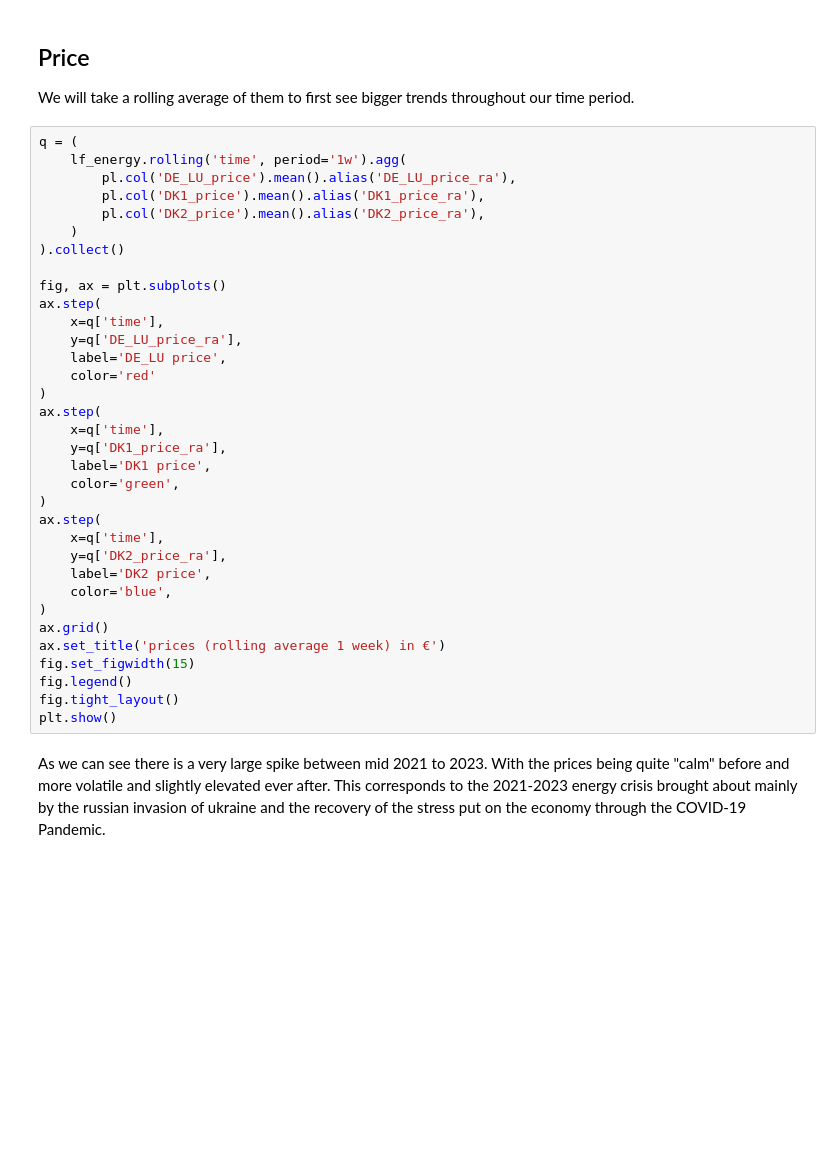
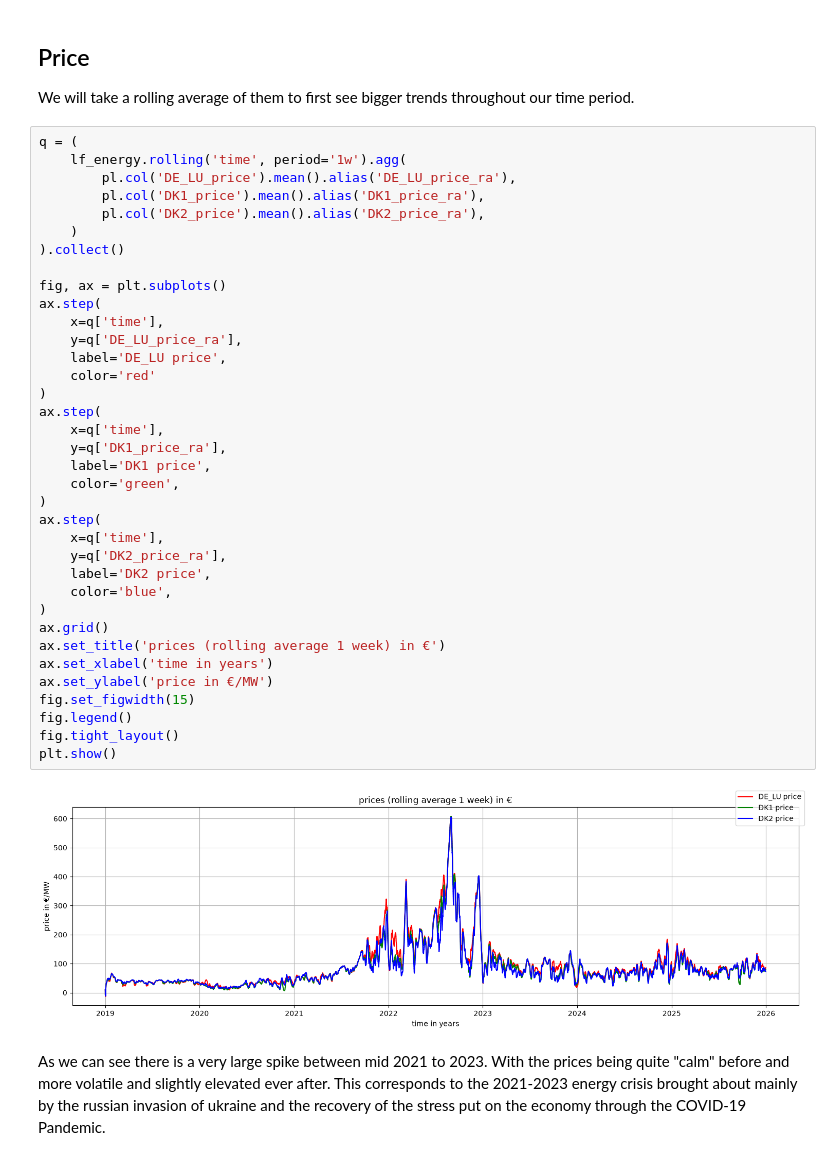
Before and after one commit to Paul-Hermes/EnergyMarketAnalysis, a Jupyter notebook: 03_eda.ipynb, the cells around one changed output. Cells and saved outputs as stored; diff of their text form; blank space fills up the shorter version.

```diff
--- a/03_eda.ipynb
+++ b/03_eda.ipynb
@@ -40,33 +44,37 @@ q = (
         pl.col('DK1_price').mean().alias('DK1_price_ra'),
         pl.col('DK2_price').mean().alias('DK2_price_ra'),
     )
 ).collect()
 
 fig, ax = plt.subplots()
 ax.step(
     x=q['time'],
     y=q['DE_LU_price_ra'],
     label='DE_LU price',
     color='red'
 )
 ax.step(
     x=q['time'],
     y=q['DK1_price_ra'],
     label='DK1 price',
     color='green',
 )
 ax.step(
     x=q['time'],
     y=q['DK2_price_ra'],
     label='DK2 price',
     color='blue',
 )
 ax.grid()
 ax.set_title('prices (rolling average 1 week) in €')
+ax.set_xlabel('time in years')
+ax.set_ylabel('price in €/MW')
 fig.set_figwidth(15)
 fig.legend()
 fig.tight_layout()
 plt.show()
+# %% [output]
+[figure, added]
 # %% [markdown]
 As we can see there is a very large spike between mid 2021 to 2023. With the prices being quite "calm" before and more volatile and slightly elevated ever after. This corresponds to the 2021-2023 energy crisis brought about mainly by the russian invasion of ukraine and the recovery of the stress put on the economy through the COVID-19 Pandemic.
 # %% [markdown]
```
Also changed, not shown: parts of 14 cells of this notebook, 3 other files.
